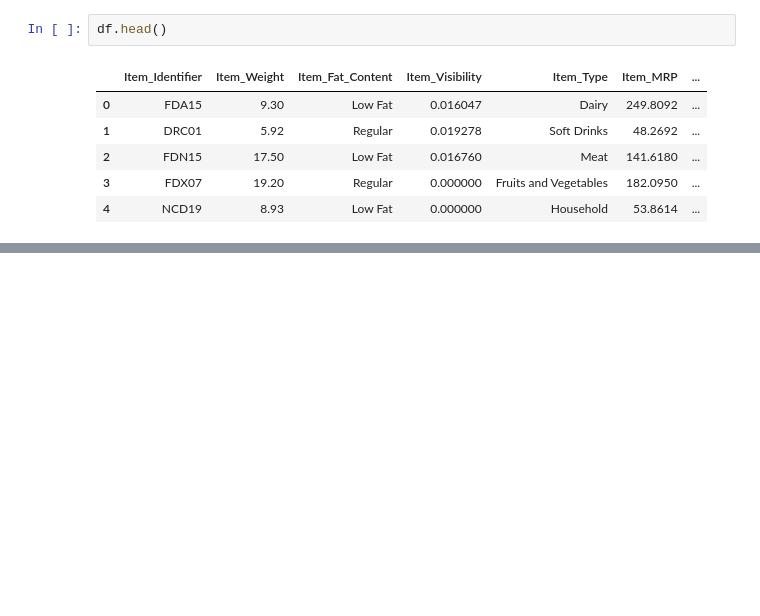
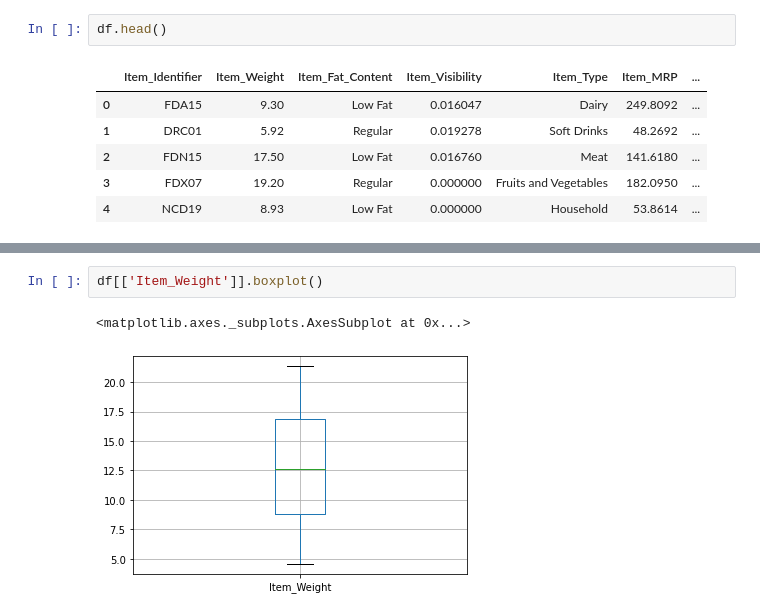
Before and after one commit to jesspl/prediction, a Jupyter notebook: predicciones_de_ventas.ipynb, the cells around one changed output, grey strips where cells are left out. Cells and saved outputs as stored; diff of their text form; blank space fills up the shorter version.

```diff
--- a/predicciones_de_ventas.ipynb
+++ b/predicciones_de_ventas.ipynb
@@ -21,0 +360,5 @@ df.head()
+# %%
+df[['Item_Weight']].boxplot()
+# %% [output]
+<matplotlib.axes._subplots.AxesSubplot at 0x...>
+[figure, added]
```
Also changed, not shown: parts of 19 cells of this notebook.
